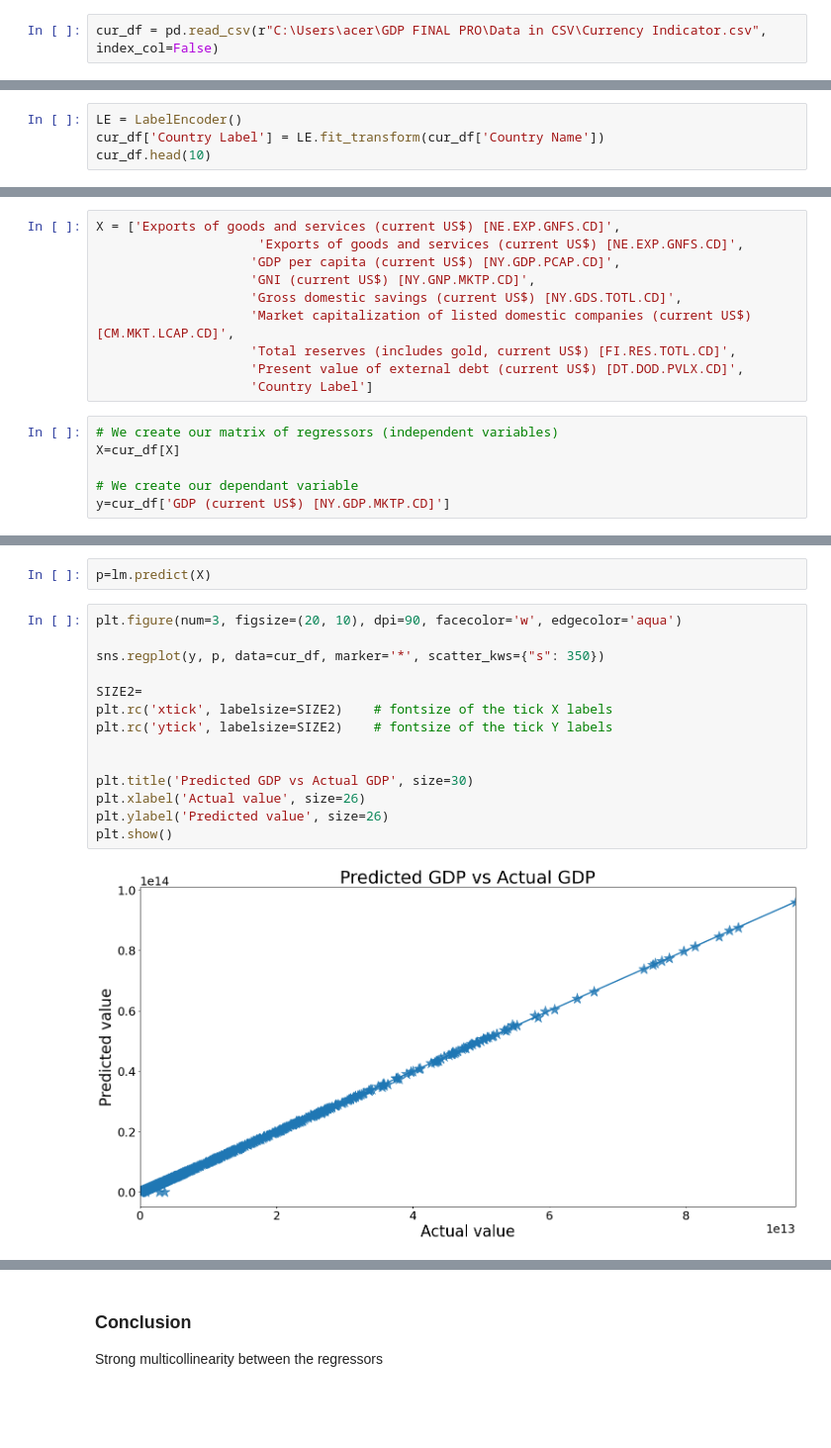
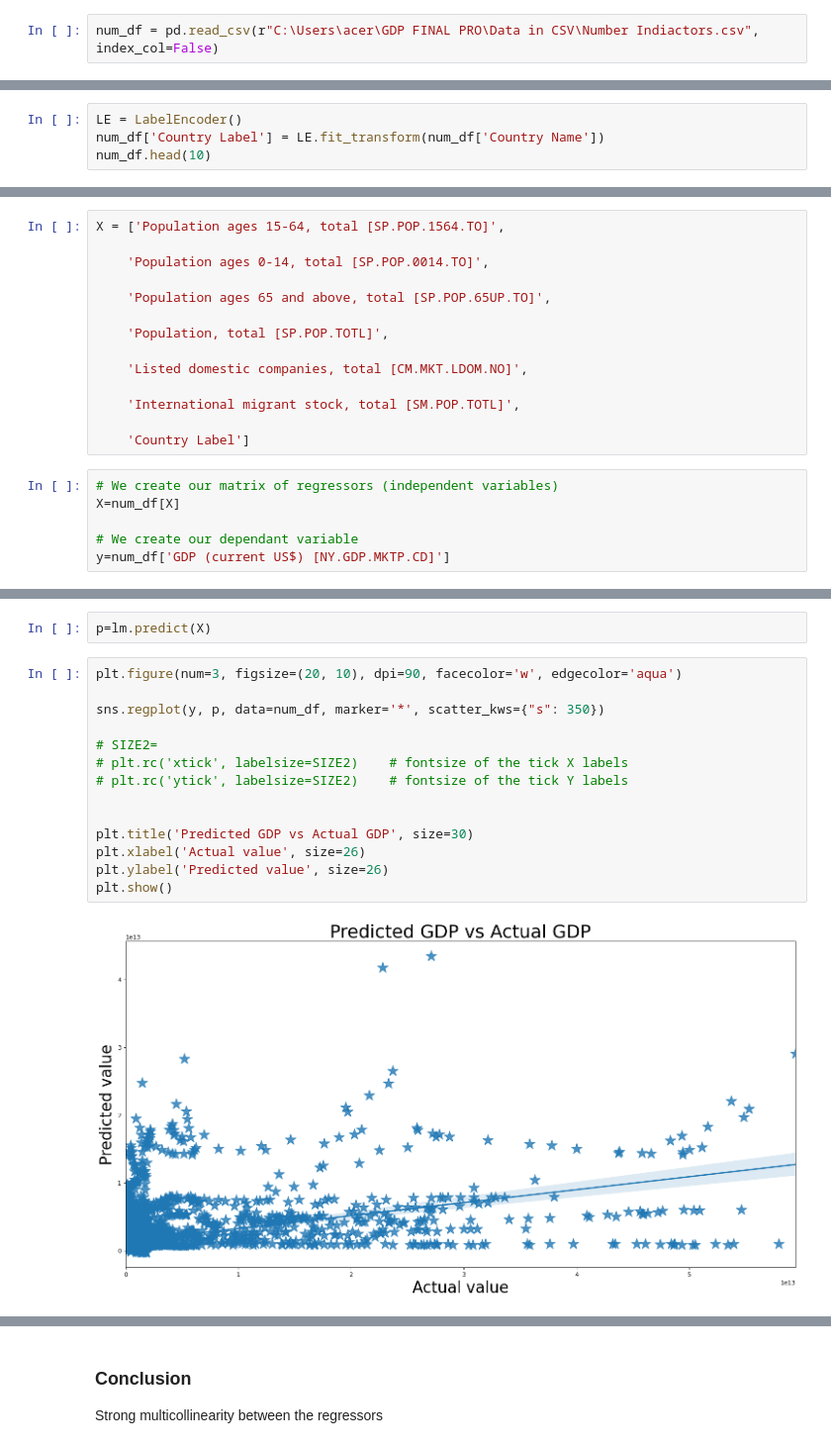
Before and after one commit to Tanushree28/GDP-Project---DataAnalyst_Apprenticeship, a Jupyter notebook: Notebook/Number Indicators - GDP.ipynb, the cells around one changed output, grey strips where cells are left out. Shown at 99% size. Drawn from its saved outputs; the diff is of its cells as text; blank space fills up the shorter version.

```diff
--- a/Notebook/Number Indicators - GDP.ipynb
+++ b/Notebook/Number Indicators - GDP.ipynb
@@ -8,5 +8,5 @@ import pandas as pd #data processing, CSV file I/O (e.g. pd.read_csv)
 import seaborn as sns
 from matplotlib import pyplot as plt
 # %%
-cur_df = pd.read_csv(r"C:\Users\acer\GDP FINAL PRO\Data in CSV\Currency Indicator.csv", index_col=False)
+num_df = pd.read_csv(r"C:\Users\acer\GDP FINAL PRO\Data in CSV\Number Indiactors.csv", index_col=False)
 # %%
@@ -219,6 +176,6 @@ from sklearn.ensemble import RandomForestRegressor
 from sklearn.metrics import mean_squared_error, mean_squared_log_error
 # %%
 LE = LabelEncoder()
-cur_df['Country Label'] = LE.fit_transform(cur_df['Country Name'])
-cur_df.head(10)
+num_df['Country Label'] = LE.fit_transform(num_df['Country Name'])
+num_df.head(10)
 # %% [output]
@@ -382,21 +343,25 @@ The model presents very high values of the R-squared: 0.99 or 99.98%, which mean
 
 We build the line of best fits with the GDP predicted by our model and the actual GDP. We see a strong alignment.
 # %%
-X = ['Exports of goods and services (current US$) [NE.EXP.GNFS.CD]',
-                     'Exports of goods and services (current US$) [NE.EXP.GNFS.CD]',
-                    'GDP per capita (current US$) [NY.GDP.PCAP.CD]',
-                    'GNI (current US$) [NY.GNP.MKTP.CD]',
-                    'Gross domestic savings (current US$) [NY.GDS.TOTL.CD]',
-                    'Market capitalization of listed domestic companies (current US$) [CM.MKT.LCAP.CD]',
-                    'Total reserves (includes gold, current US$) [FI.RES.TOTL.CD]',
-                    'Present value of external debt (current US$) [DT.DOD.PVLX.CD]',
-                    'Country Label']
+X = ['Population ages 15-64, total [SP.POP.1564.TO]',
+
+    'Population ages 0-14, total [SP.POP.0014.TO]',
+
+    'Population ages 65 and above, total [SP.POP.65UP.TO]',
+
+    'Population, total [SP.POP.TOTL]',
+
+    'Listed domestic companies, total [CM.MKT.LDOM.NO]',
+
+    'International migrant stock, total [SM.POP.TOTL]',
+
+    'Country Label']
 # %%
 # We create our matrix of regressors (independent variables)
-X=cur_df[X]
+X=num_df[X]
 
 # We create our dependant variable
-y=cur_df['GDP (current US$) [NY.GDP.MKTP.CD]']
+y=num_df['GDP (current US$) [NY.GDP.MKTP.CD]']
 # %%
 # We create a linear regression object
 lm = LinearRegression()
@@ -436,19 +401,19 @@ p=lm.predict(X)
 # %%
 plt.figure(num=3, figsize=(20, 10), dpi=90, facecolor='w', edgecolor='aqua')
 
-sns.regplot(y, p, data=cur_df, marker='*', scatter_kws={"s": 350})
+sns.regplot(y, p, data=num_df, marker='*', scatter_kws={"s": 350})
 
-SIZE2=
-plt.rc('xtick', labelsize=SIZE2)    # fontsize of the tick X labels
-plt.rc('ytick', labelsize=SIZE2)    # fontsize of the tick Y labels
+# SIZE2=
+# plt.rc('xtick', labelsize=SIZE2)    # fontsize of the tick X labels
+# plt.rc('ytick', labelsize=SIZE2)    # fontsize of the tick Y labels
 
 
 plt.title('Predicted GDP vs Actual GDP', size=30)
 plt.xlabel('Actual value', size=26)
 plt.ylabel('Predicted value', size=26)
 plt.show()
 # %% [output]
-[figure, old version]
+[figure, new version]
 # %%
 Errors=(y-p)
 
```
Also changed, not shown: parts of 27 cells of this notebook, 3 other files.
